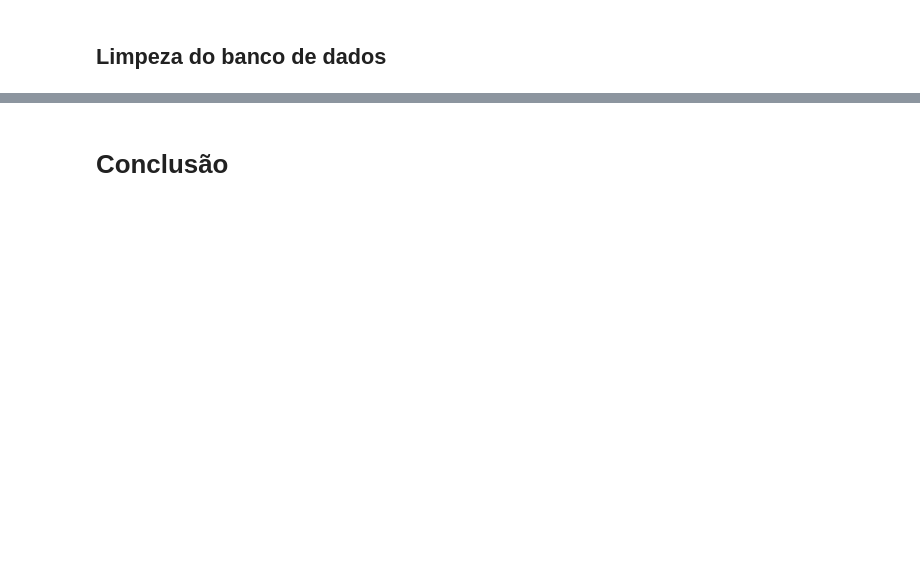
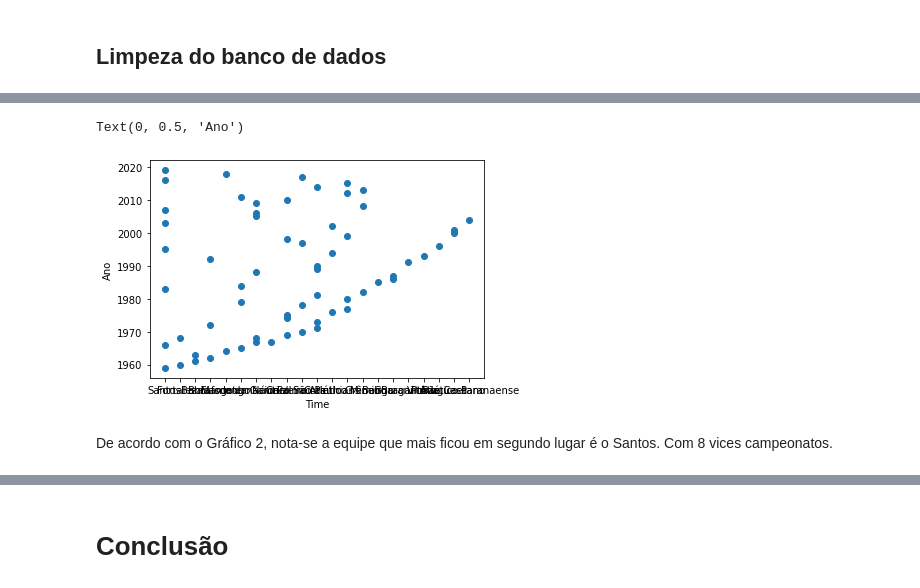
Before and after one commit to Lucasiago2022/Atividades-realizadas-em-Sala---Google-Colab, a Jupyter notebook: Cópia_de_Aula_5_Introdução_analise_de_dados.ipynb, the cells around one changed output, grey strips where cells are left out. Drawn from its saved outputs; the diff is of its cells as text; code cells hidden in the pictures; blank space fills up the shorter version.

```diff
--- a/Cópia_de_Aula_5_Introdução_analise_de_dados.ipynb
+++ b/Cópia_de_Aula_5_Introdução_analise_de_dados.ipynb
@@ -257,0 +152,9 @@ Por fim, também fica claro uma relação entre idade e sobrevivencia no inciden
+# %%
+plt.scatter(dados.Vice, dados.Ano)
+plt.xlabel('Time')
+plt.ylabel('Ano')
+# %% [output]
+Text(0, 0.5, 'Ano')
+[figure, added]
+# %% [markdown]
+De acordo com o Gráfico 2, nota-se a equipe que mais ficou em segundo lugar é o Santos. Com 8 vices campeonatos.
```
Also changed, not shown: parts of 54 cells of this notebook.
